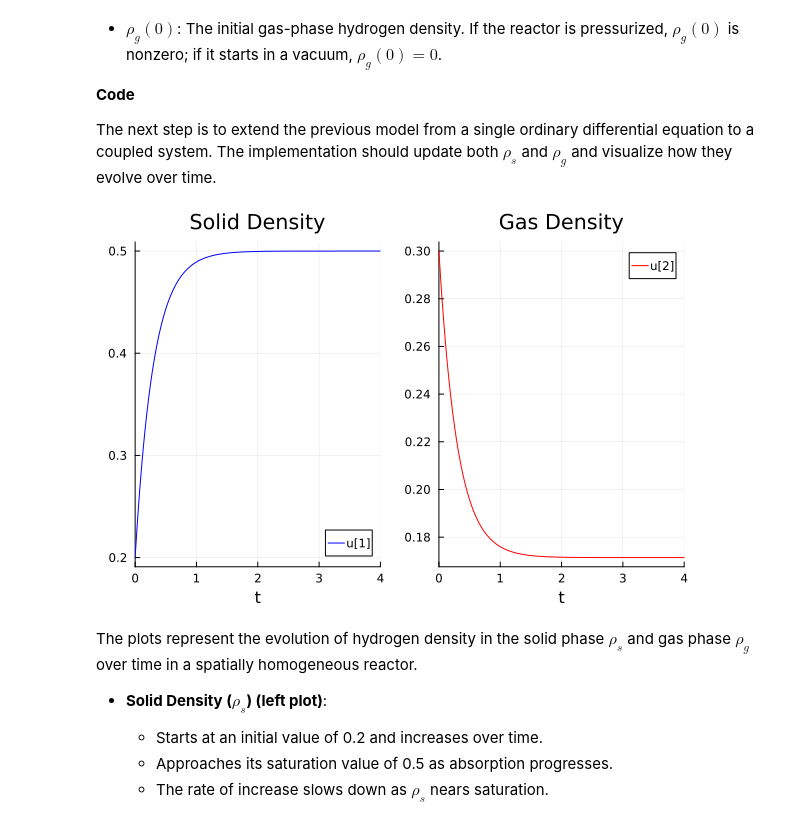
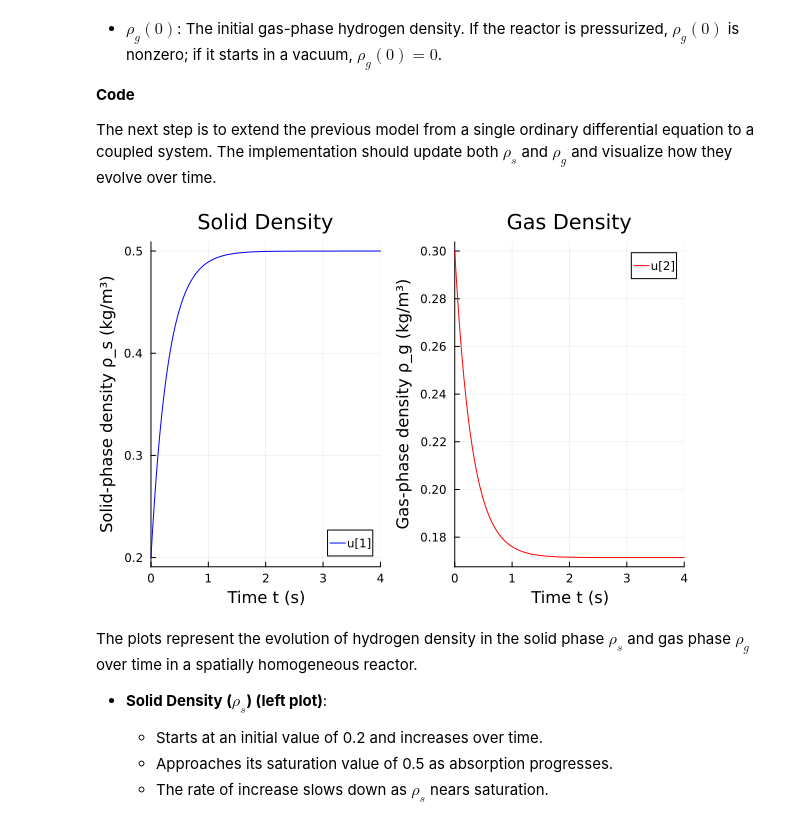
Before and after one commit to AnouchkaDESMETTRE/HydrogenProject, a Jupyter notebook: HydrogenProject.ipynb, the cells around one changed output. Saved outputs shown, nothing was run; the diff lists cells and outputs as text; code cells hidden in the pictures.

```diff
--- a/HydrogenProject.ipynb
+++ b/HydrogenProject.ipynb
@@ -680,31 +682,35 @@ The next step is to extend the previous model from a single ordinary differentia
 # %%
 # problem set-up: rhs function that defines the ODE
 function rhs!(du,u,p,t)
- mdot = (.5-u[1])
- epsilon = 0.7
- du[1] = mdot/(1-epsilon)
- du[2] = -mdot/epsilon
+    mdot = (.5-u[1])
+    epsilon = 0.7
+    du[1] = mdot/(1-epsilon)  # Solid-phase density evolution
+    du[2] = -mdot/epsilon     # Gas-phase density evolution
 end
 
 # problem set-up: initial condition
 u0 = [0.2,0.3]
 
 # problem set-up: set time span
 Tend = 4
 tspan = (0.0,Tend)
 
 # problem set-up: define ODE problem
 prob = ODEProblem(rhs!,u0,tspan)
 
 # solve: perform time integration
 sol = solve(prob)
 
 # post-process: plot computed solution
-p1 = plot(sol,idxs=1,line = :blue,title="Solid Density")
-p2 = plot(sol,idxs=2,line = :red,title="Gas Density")
-plot(p1,p2,layout = (1,2))
+p1 = plot(sol, idxs=1, line = :blue, title="Solid Density",
+          xlabel="Time t (s)", ylabel="Solid-phase density ρ_s (kg/m³)")
+
+p2 = plot(sol, idxs=2, line = :red, title="Gas Density",
+          xlabel="Time t (s)", ylabel="Gas-phase density ρ_g (kg/m³)")
+
+plot(p1, p2, layout = (1,2))
 # %% [output]
-[figure, old version]
+[figure, new version]
 # %% [markdown]
 The plots represent the evolution of hydrogen density in the solid phase $\rho_s$ and gas phase $\rho_g$ over time in a spatially homogeneous reactor.
 
```
Also changed, not shown: parts of 11 cells of this notebook.
